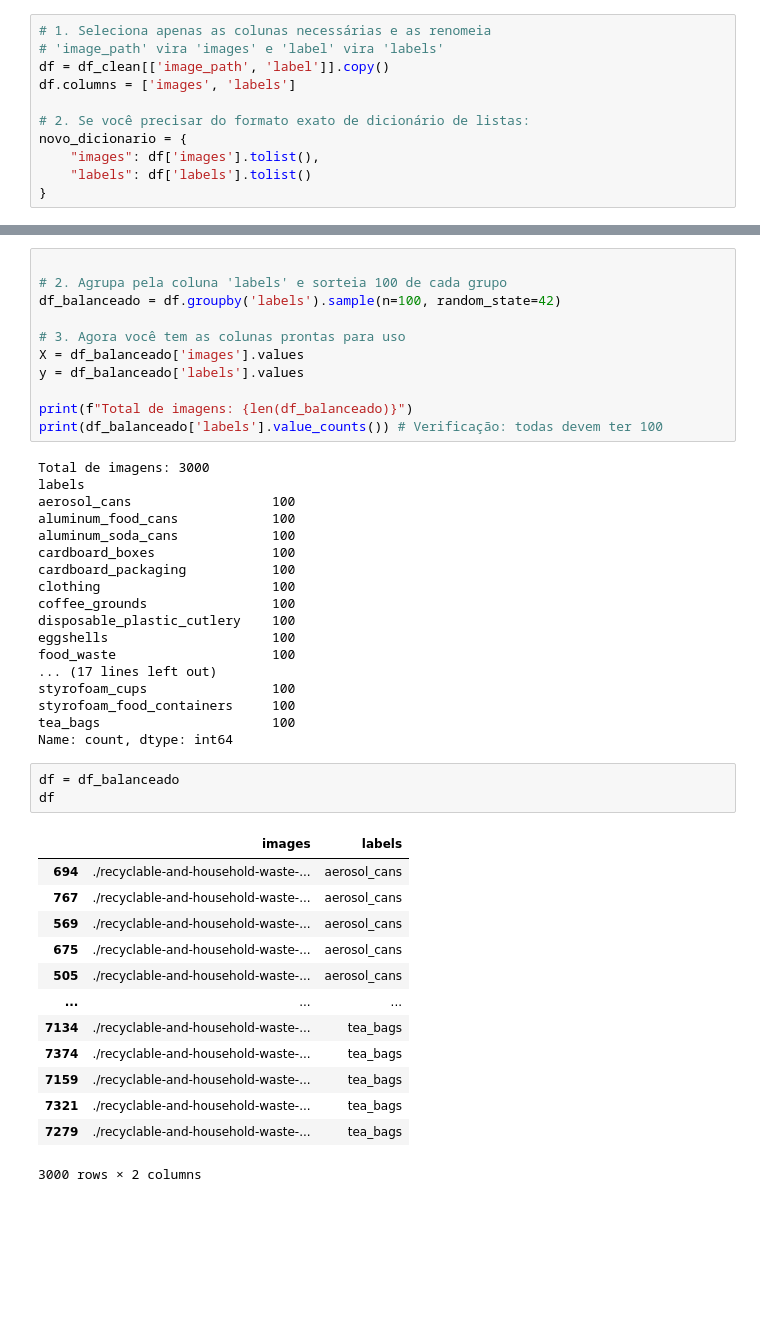
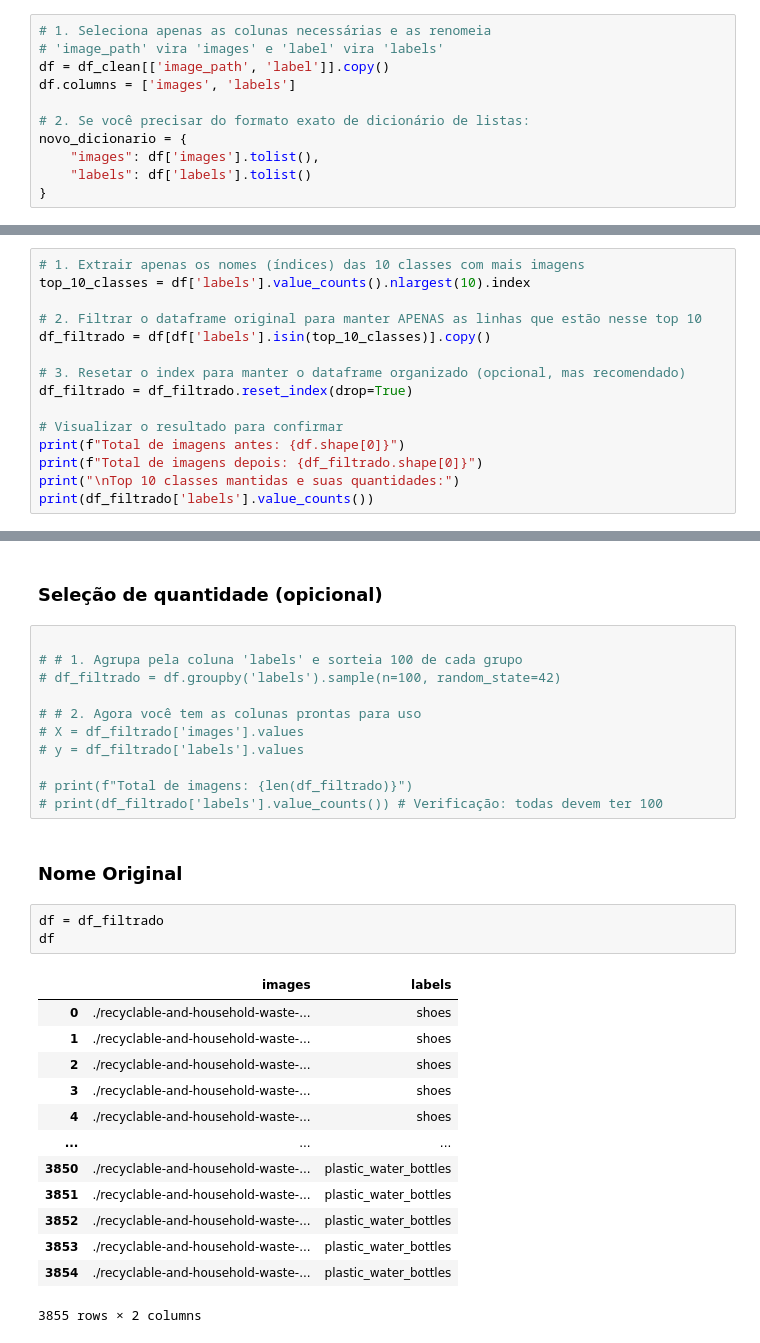
Before and after one commit to anysabele/Projeto-Bootcamp-ML-Avanti-2026.1, a Jupyter notebook: Equipe_2ipynb.ipynb, the cells around one changed output, grey strips where cells are left out. Cells and saved outputs as stored; diff of their text form; blank space fills up the shorter version.

```diff
--- a/Equipe_2ipynb.ipynb
+++ b/Equipe_2ipynb.ipynb
@@ -499,0 +498,15 @@ Apagando alguns
+# %%
+# 1. Extrair apenas os nomes (índices) das 10 classes com mais imagens
+top_10_classes = df['labels'].value_counts().nlargest(10).index
+
+# 2. Filtrar o dataframe original para manter APENAS as linhas que estão nesse top 10
+df_filtrado = df[df['labels'].isin(top_10_classes)].copy()
+
+# 3. Resetar o index para manter o dataframe organizado (opcional, mas recomendado)
+df_filtrado = df_filtrado.reset_index(drop=True)
+
+# Visualizar o resultado para confirmar
+print(f"Total de imagens antes: {df.shape[0]}")
+print(f"Total de imagens depois: {df_filtrado.shape[0]}")
+print("\nTop 10 classes mantidas e suas quantidades:")
+print(df_filtrado['labels'].value_counts())
@@ -500,46 +530,32 @@ Apagando alguns
+# %% [markdown]
+### Seleção de quantidade (opicional)
 # %%
 
-# 2. Agrupa pela coluna 'labels' e sorteia 100 de cada grupo
-df_balanceado = df.groupby('labels').sample(n=100, random_state=42)
+# # 1. Agrupa pela coluna 'labels' e sorteia 100 de cada grupo
+# df_filtrado = df.groupby('labels').sample(n=100, random_state=42)
 
-# 3. Agora você tem as colunas prontas para uso
-X = df_balanceado['images'].values
-y = df_balanceado['labels'].values
+# # 2. Agora você tem as colunas prontas para uso
+# X = df_filtrado['images'].values
+# y = df_filtrado['labels'].values
 
-print(f"Total de imagens: {len(df_balanceado)}")
-print(df_balanceado['labels'].value_counts()) # Verificação: todas devem ter 100
+# print(f"Total de imagens: {len(df_filtrado)}")
+# print(df_filtrado['labels'].value_counts()) # Verificação: todas devem ter 100
-# %% [output]
-Total de imagens: 3000
-labels
-aerosol_cans                  100
-aluminum_food_cans            100
-aluminum_soda_cans            100
-cardboard_boxes               100
-cardboard_packaging           100
-clothing                      100
-coffee_grounds                100
-disposable_plastic_cutlery    100
-eggshells                     100
-food_waste                    100
-... (17 lines left out)
-styrofoam_cups                100
-styrofoam_food_containers     100
-tea_bags                      100
-Name: count, dtype: int64
+# %% [markdown]
+### Nome Original
 # %%
-df = df_balanceado
+df = df_filtrado
 df
 # %% [output]
 |  | images | labels |
-| 694 | ./recyclable-and-household-waste-... | aerosol_cans |
-| 767 | ./recyclable-and-household-waste-... | aerosol_cans |
-| 569 | ./recyclable-and-household-waste-... | aerosol_cans |
-| 675 | ./recyclable-and-household-waste-... | aerosol_cans |
-| 505 | ./recyclable-and-household-waste-... | aerosol_cans |
+| 0 | ./recyclable-and-household-waste-... | shoes |
+| 1 | ./recyclable-and-household-waste-... | shoes |
+| 2 | ./recyclable-and-household-waste-... | shoes |
+| 3 | ./recyclable-and-household-waste-... | shoes |
+| 4 | ./recyclable-and-household-waste-... | shoes |
 | ... | ... | ... |
-| 7134 | ./recyclable-and-household-waste-... | tea_bags |
-| 7374 | ./recyclable-and-household-waste-... | tea_bags |
-| 7159 | ./recyclable-and-household-waste-... | tea_bags |
-| 7321 | ./recyclable-and-household-waste-... | tea_bags |
-| 7279 | ./recyclable-and-household-waste-... | tea_bags |
+| 3850 | ./recyclable-and-household-waste-... | plastic_water_bottles |
+| 3851 | ./recyclable-and-household-waste-... | plastic_water_bottles |
+| 3852 | ./recyclable-and-household-waste-... | plastic_water_bottles |
+| 3853 | ./recyclable-and-household-waste-... | plastic_water_bottles |
+| 3854 | ./recyclable-and-household-waste-... | plastic_water_bottles |
-3000 rows × 2 columns
+3855 rows × 2 columns
```
Also changed, not shown: parts of 25 cells of this notebook.
